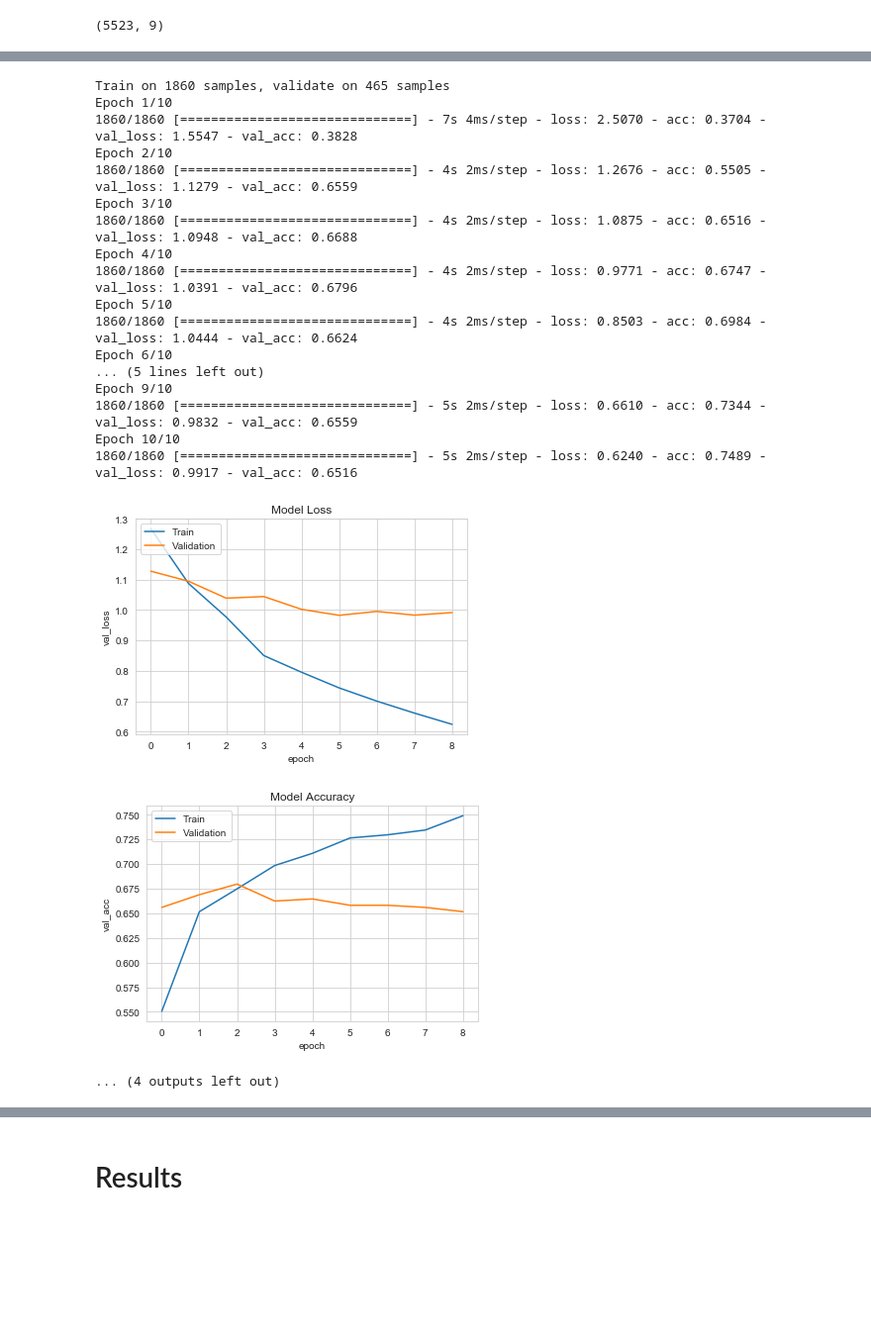
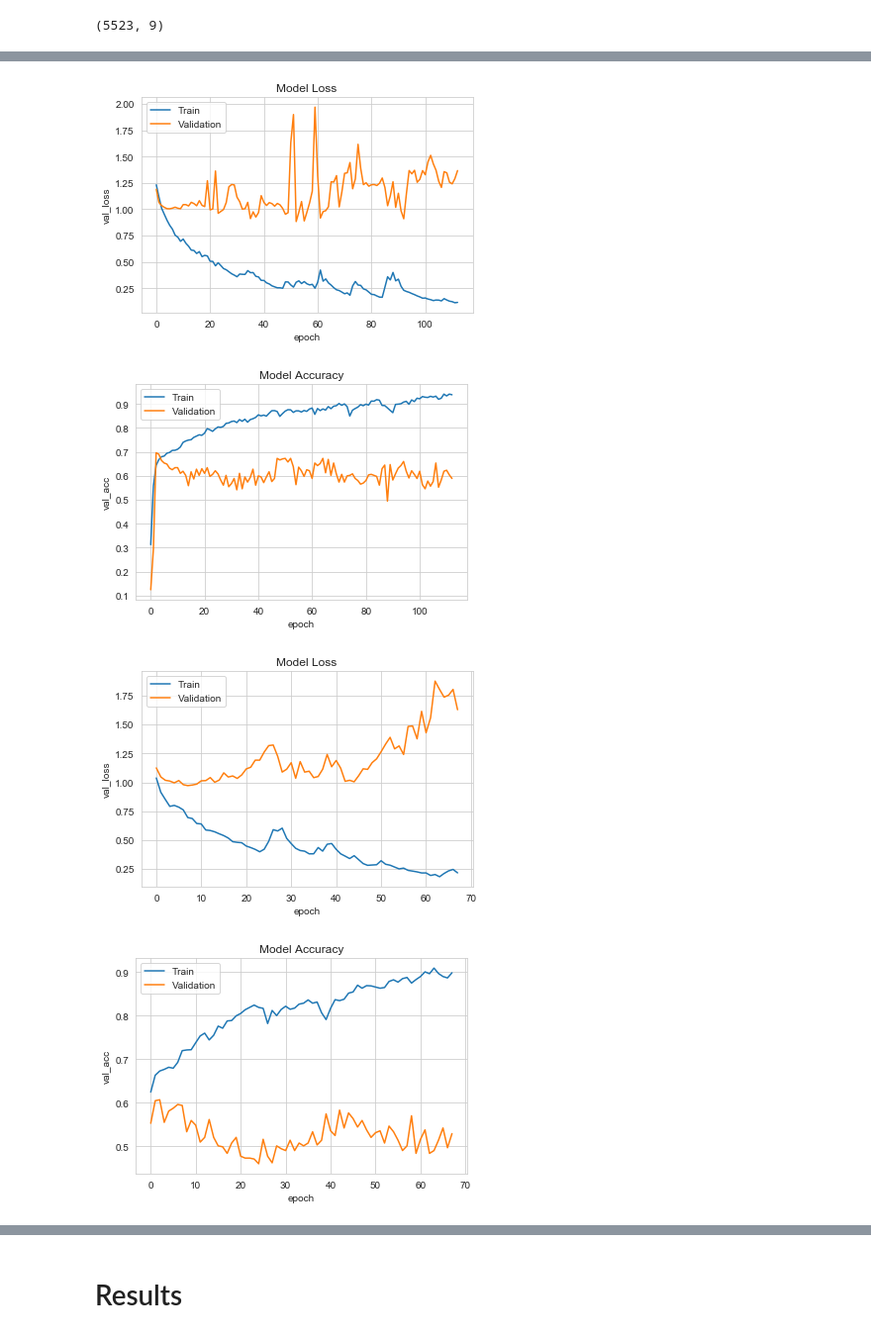
Before and after one commit to danielbank/PLAsTiCC, a Jupyter notebook: report/report.ipynb, the cells around one changed output, grey strips where cells are left out. Shown at 99% size. Cells and saved outputs as stored; diff of their text form; code cells hidden in the pictures; blank space fills up the shorter version.

```diff
--- a/report/report.ipynb
+++ b/report/report.ipynb
@@ -515,7 +555,7 @@ def mywloss(y_true,y_pred):
 # %%
 # Train the Extragalactic CNN Model
 
-epochs = 500
+epochs = 10000
 y_extragal_count = Counter(target_extragal_map)
 wtable = np.zeros((len(classes_extragal),))
 for i in range(len(classes_extragal)):
@@ -636,7 +610,7 @@ Epoch 10/10
 # %%
 # Train the Intragalactic CNN Model
 
-epochs = 500
+epochs = 10000
 y_intragal_count = Counter(target_intragal_map)
 wtable = np.zeros((len(classes_intragal),))
 for i in range(len(classes_intragal)):
@@ -737,20 +660,4 @@ Epoch 10/10
-Train on 1860 samples, validate on 465 samples
-Epoch 1/10
-1860/1860 [==============================] - 7s 4ms/step - loss: 2.5070 - acc: 0.3704 - val_loss: 1.5547 - val_acc: 0.3828
-Epoch 2/10
-1860/1860 [==============================] - 4s 2ms/step - loss: 1.2676 - acc: 0.5505 - val_loss: 1.1279 - val_acc: 0.6559
-Epoch 3/10
-1860/1860 [==============================] - 4s 2ms/step - loss: 1.0875 - acc: 0.6516 - val_loss: 1.0948 - val_acc: 0.6688
-Epoch 4/10
-1860/1860 [==============================] - 4s 2ms/step - loss: 0.9771 - acc: 0.6747 - val_loss: 1.0391 - val_acc: 0.6796
-Epoch 5/10
-1860/1860 [==============================] - 4s 2ms/step - loss: 0.8503 - acc: 0.6984 - val_loss: 1.0444 - val_acc: 0.6624
-Epoch 6/10
-... (5 lines left out)
-Epoch 9/10
-1860/1860 [==============================] - 5s 2ms/step - loss: 0.6610 - acc: 0.7344 - val_loss: 0.9832 - val_acc: 0.6559
-Epoch 10/10
-1860/1860 [==============================] - 5s 2ms/step - loss: 0.6240 - acc: 0.7489 - val_loss: 0.9917 - val_acc: 0.6516
-[figure, old version]
+[figure, new version]
-[figure, old version]
+[figure, new version]
-... (4 outputs left out)
+[figure, added]
+[figure, added]
```
Also changed, not shown: parts of 4 cells of this notebook.
